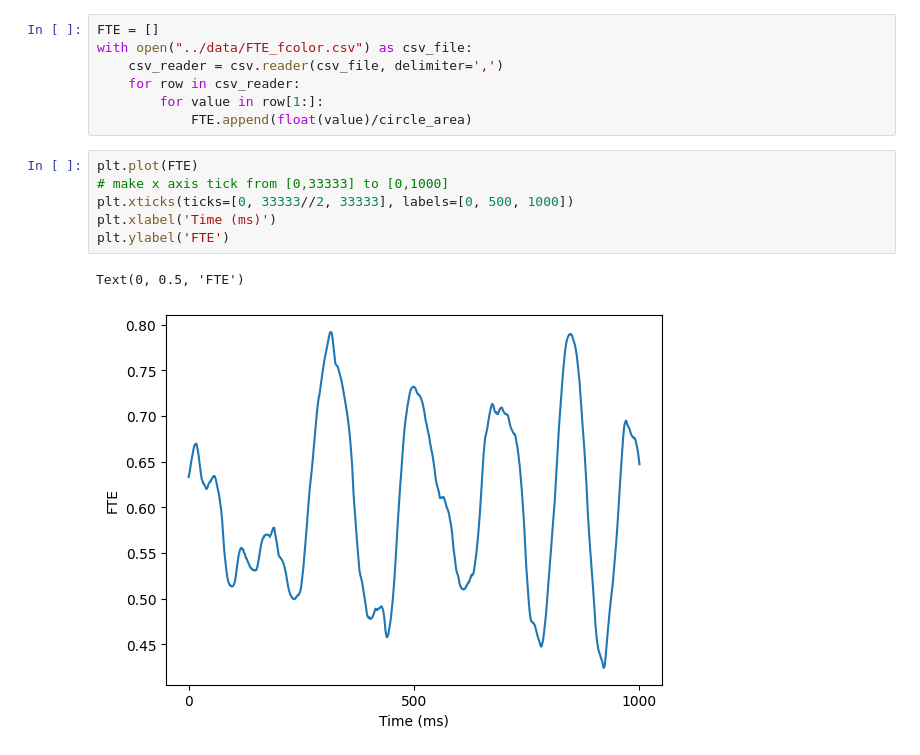
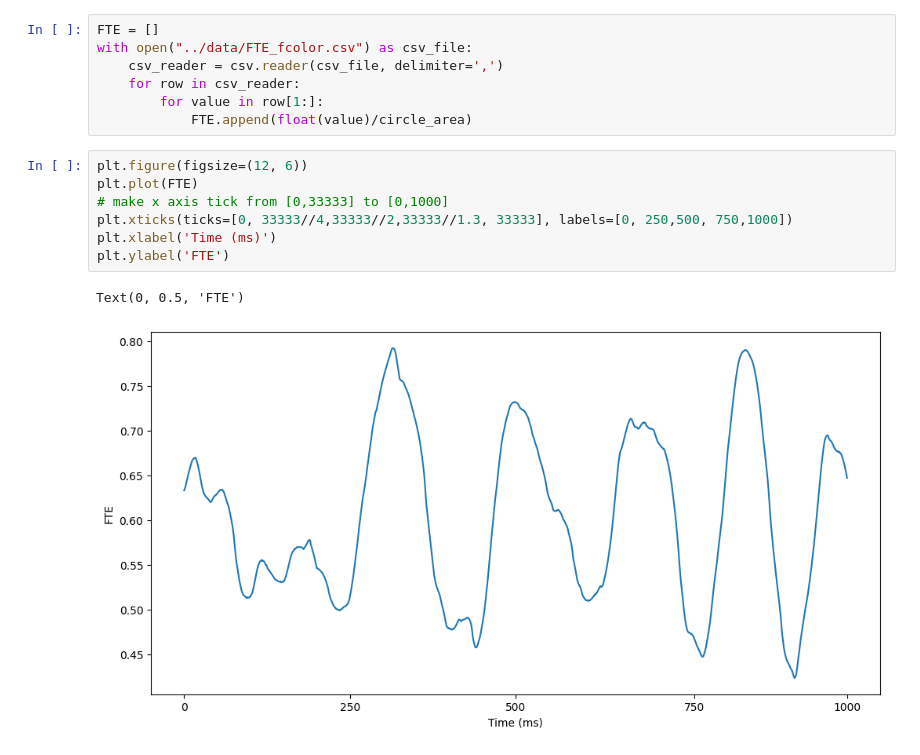
Before and after one commit to William-XiaodongAn/defibrillation, a Jupyter notebook: jupyter_script/analyze_defrib_freq.ipynb, the cells around one changed output. Drawn from its saved outputs; the diff is of its cells as text.

```diff
--- a/jupyter_script/analyze_defrib_freq.ipynb
+++ b/jupyter_script/analyze_defrib_freq.ipynb
@@ -51,11 +51,12 @@ with open("../data/FTE_fcolor.csv") as csv_file:
         for value in row[1:]:
             FTE.append(float(value)/circle_area)
 # %%
+plt.figure(figsize=(12, 6))
 plt.plot(FTE)
 # make x axis tick from [0,33333] to [0,1000]
-plt.xticks(ticks=[0, 33333//2, 33333], labels=[0, 500, 1000])
+plt.xticks(ticks=[0, 33333//4,33333//2,33333//1.3, 33333], labels=[0, 250,500, 750,1000])
 plt.xlabel('Time (ms)')
 plt.ylabel('FTE')
 # %% [output]
 Text(0, 0.5, 'FTE')
-[figure, old version]
+[figure, new version]
```
Also changed, not shown: 34 other files.
